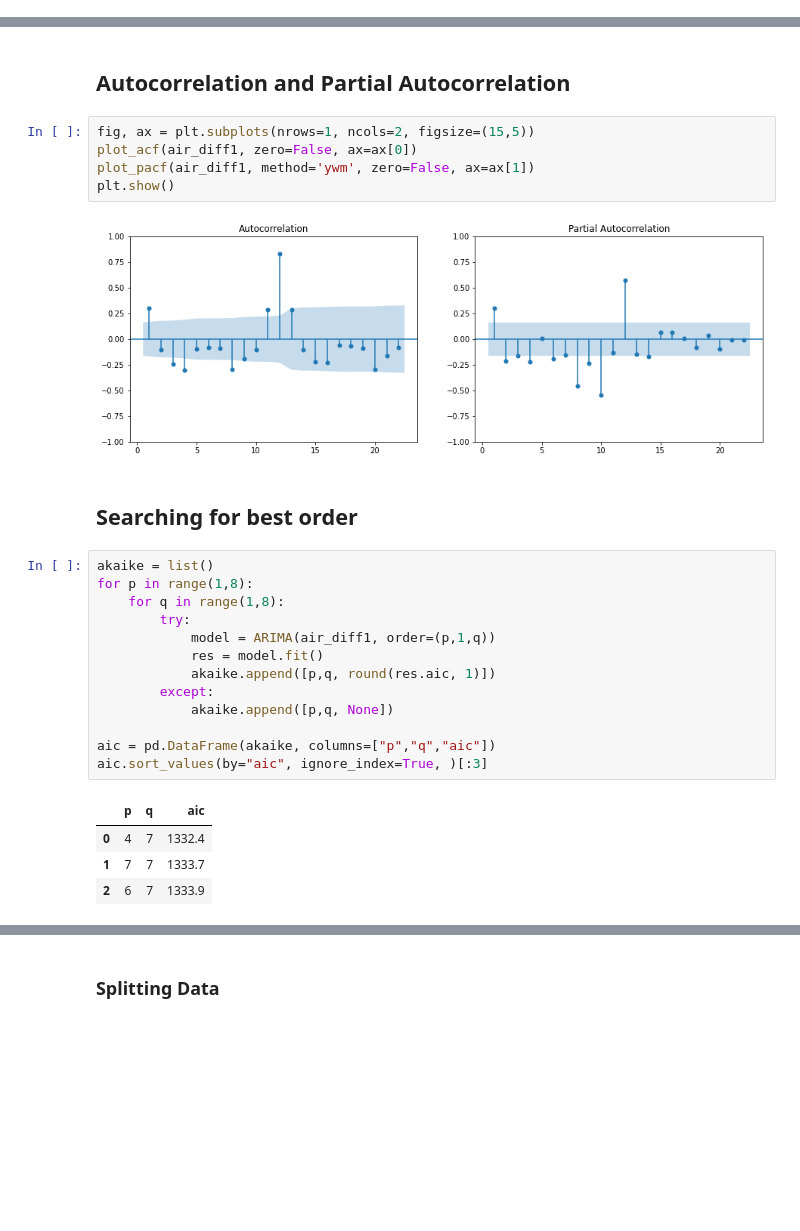
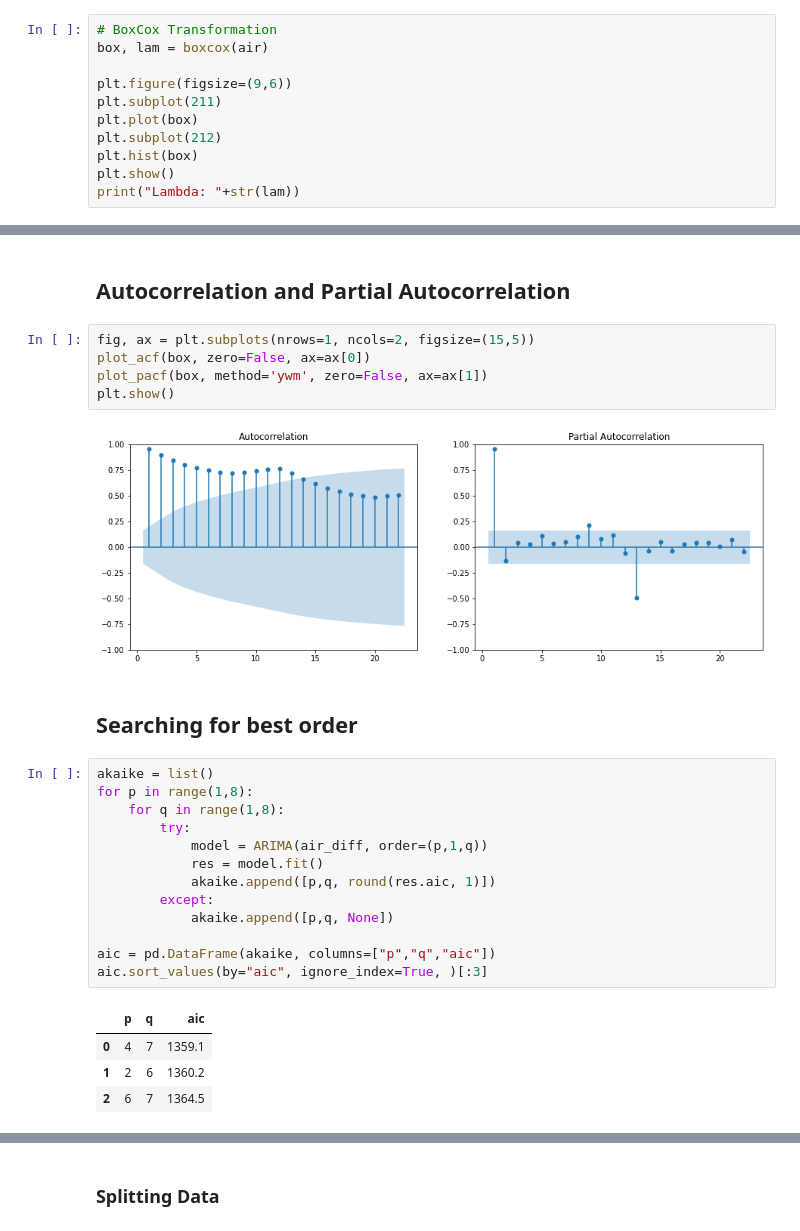
Before and after one commit to PabloJRW/Air-Passengers-Forecasting, a Jupyter notebook: notebooks/1.0 Temporal_Structure.ipynb, the cells around one changed output, grey strips where cells are left out. Saved outputs shown, nothing was run; the diff lists cells and outputs as text; blank space fills up the shorter version.

```diff
--- a/notebooks/1.0 Temporal_Structure.ipynb
+++ b/notebooks/1.0 Temporal_Structure.ipynb
@@ -123,0 +92,11 @@ plt.show()
+# %%
+# BoxCox Transformation
+box, lam = boxcox(air)
+
+plt.figure(figsize=(9,6))
+plt.subplot(211)
+plt.plot(box)
+plt.subplot(212)
+plt.hist(box)
+plt.show()
+print("Lambda: "+str(lam))
@@ -125,11 +116,11 @@ plt.show()
 ## Autocorrelation and Partial Autocorrelation
 # %%
 fig, ax = plt.subplots(nrows=1, ncols=2, figsize=(15,5))
-plot_acf(air_diff1, zero=False, ax=ax[0])
-plot_pacf(air_diff1, method='ywm', zero=False, ax=ax[1])
+plot_acf(box, zero=False, ax=ax[0])
+plot_pacf(box, method='ywm', zero=False, ax=ax[1])
 plt.show()
 # %% [output]
-[figure, old version]
+[figure, new version]
 # %% [markdown]
 ## Searching for best order
 # %%
@@ -137,7 +128,7 @@ akaike = list()
 for p in range(1,8):
     for q in range(1,8):
         try:
-            model = ARIMA(air_diff1, order=(p,1,q))
+            model = ARIMA(air_diff, order=(p,1,q))
             res = model.fit()
             akaike.append([p,q, round(res.aic, 1)])
         except:
@@ -147,7 +138,7 @@ aic = pd.DataFrame(akaike, columns=["p","q","aic"])
 aic.sort_values(by="aic", ignore_index=True, )[:3]
 # %% [output]
 |  | p | q | aic |
-| 0 | 4 | 7 | 1332.4 |
-| 1 | 7 | 7 | 1333.7 |
-| 2 | 6 | 7 | 1333.9 |
+| 0 | 4 | 7 | 1359.1 |
+| 1 | 2 | 6 | 1360.2 |
+| 2 | 6 | 7 | 1364.5 |
 # %%
```
Also changed, not shown: parts of 15 cells of this notebook, 3 other files.
